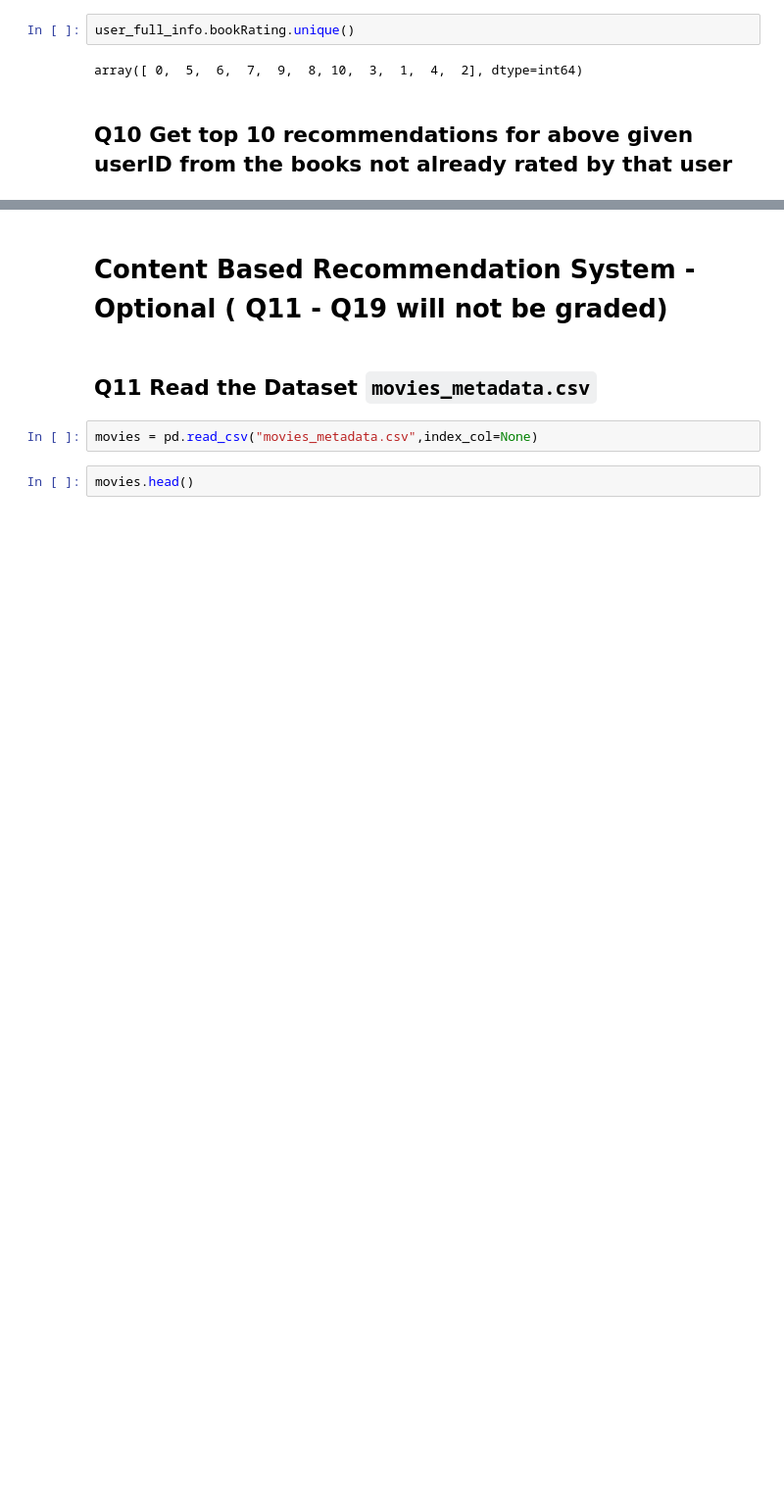
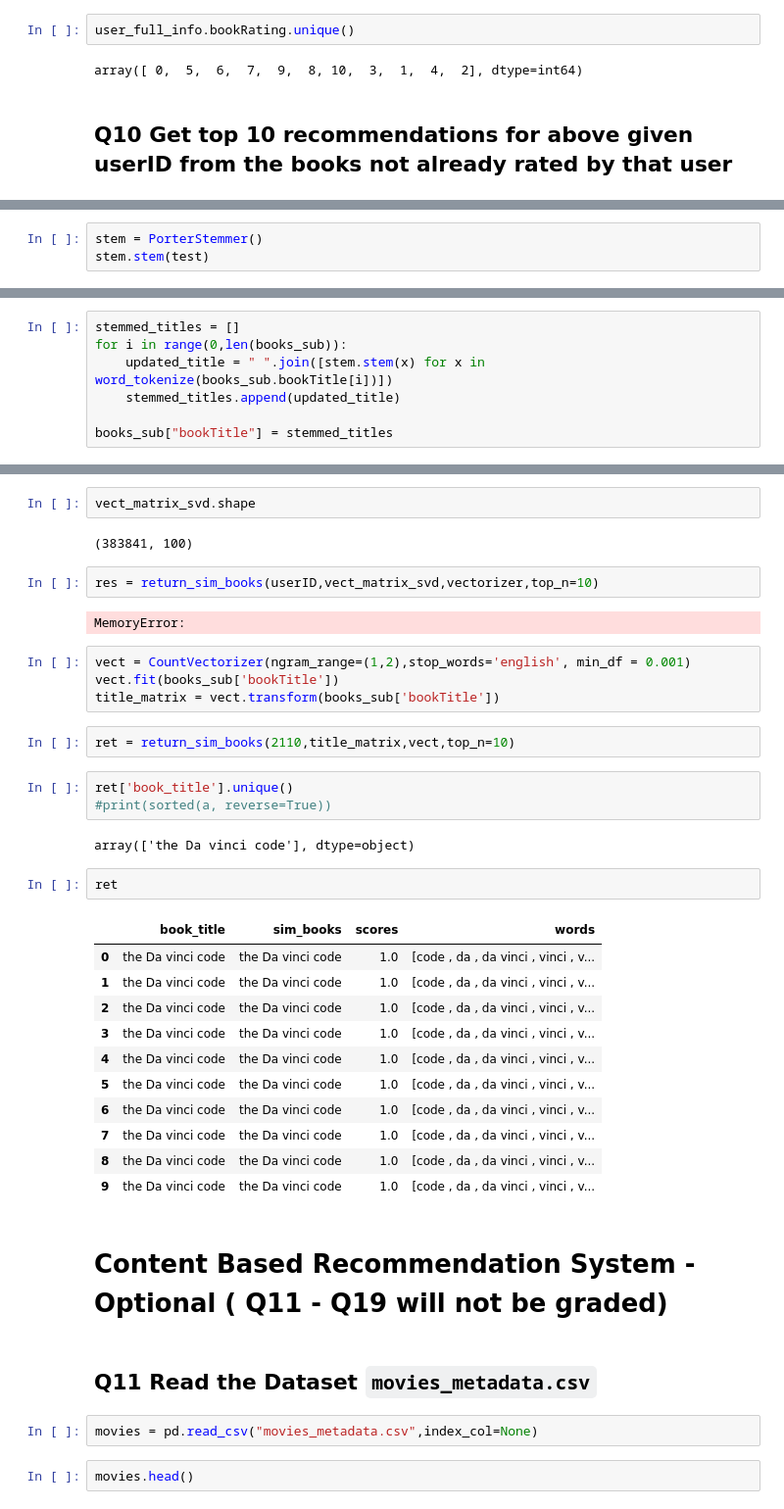
Before and after one commit to GreatLearningAIML1/mumbai-nov-batch-GundappaGavandi, a Jupyter notebook: R5_External_Lab_Collaborative_CBRS_PBRS.ipynb, the cells around one changed output, grey strips where cells are left out. Shown at 98% size. Saved outputs shown, nothing was run; the diff lists cells and outputs as text; blank space fills up the shorter version.

```diff
--- a/R5_External_Lab_Collaborative_CBRS_PBRS.ipynb
+++ b/R5_External_Lab_Collaborative_CBRS_PBRS.ipynb
@@ -553,0 +662,3 @@ len(testset_new)
+# %%
+stem = PorterStemmer()
+stem.stem(test)
@@ -553,0 +671,7 @@ len(testset_new)
+# %%
+stemmed_titles = []
+for i in range(0,len(books_sub)):
+    updated_title = " ".join([stem.stem(x) for x in word_tokenize(books_sub.bookTitle[i])])
+    stemmed_titles.append(updated_title)
+
+books_sub["bookTitle"] = stemmed_titles
@@ -554,3 +696,36 @@ len(testset_new)
+# %%
+vect_matrix_svd.shape
+# %% [output]
+(383841, 100)
+# %%
+res = return_sim_books(userID,vect_matrix_svd,vectorizer,top_n=10)
+# %% [output]
+MemoryError:
+# %%
+vect = CountVectorizer(ngram_range=(1,2),stop_words='english', min_df = 0.001)
+vect.fit(books_sub['bookTitle'])
+title_matrix = vect.transform(books_sub['bookTitle'])
+# %%
+ret = return_sim_books(2110,title_matrix,vect,top_n=10)
+# %%
+ret['book_title'].unique()
+#print(sorted(a, reverse=True))
+# %% [output]
+array(['the Da vinci code'], dtype=object)
+# %%
+ret
+# %% [output]
+|  | book_title | sim_books | scores | words |
+| 0 | the Da vinci code | the Da vinci code | 1.0 | [code , da , da vinci , vinci , v... |
+| 1 | the Da vinci code | the Da vinci code | 1.0 | [code , da , da vinci , vinci , v... |
+| 2 | the Da vinci code | the Da vinci code | 1.0 | [code , da , da vinci , vinci , v... |
+| 3 | the Da vinci code | the Da vinci code | 1.0 | [code , da , da vinci , vinci , v... |
+| 4 | the Da vinci code | the Da vinci code | 1.0 | [code , da , da vinci , vinci , v... |
+| 5 | the Da vinci code | the Da vinci code | 1.0 | [code , da , da vinci , vinci , v... |
+| 6 | the Da vinci code | the Da vinci code | 1.0 | [code , da , da vinci , vinci , v... |
+| 7 | the Da vinci code | the Da vinci code | 1.0 | [code , da , da vinci , vinci , v... |
+| 8 | the Da vinci code | the Da vinci code | 1.0 | [code , da , da vinci , vinci , v... |
+| 9 | the Da vinci code | the Da vinci code | 1.0 | [code , da , da vinci , vinci , v... |
 # %% [markdown]
 # Content Based Recommendation System - Optional ( Q11 - Q19 will not be graded)
 # %% [markdown]
```
Also changed, not shown: parts of 33 cells of this notebook.
